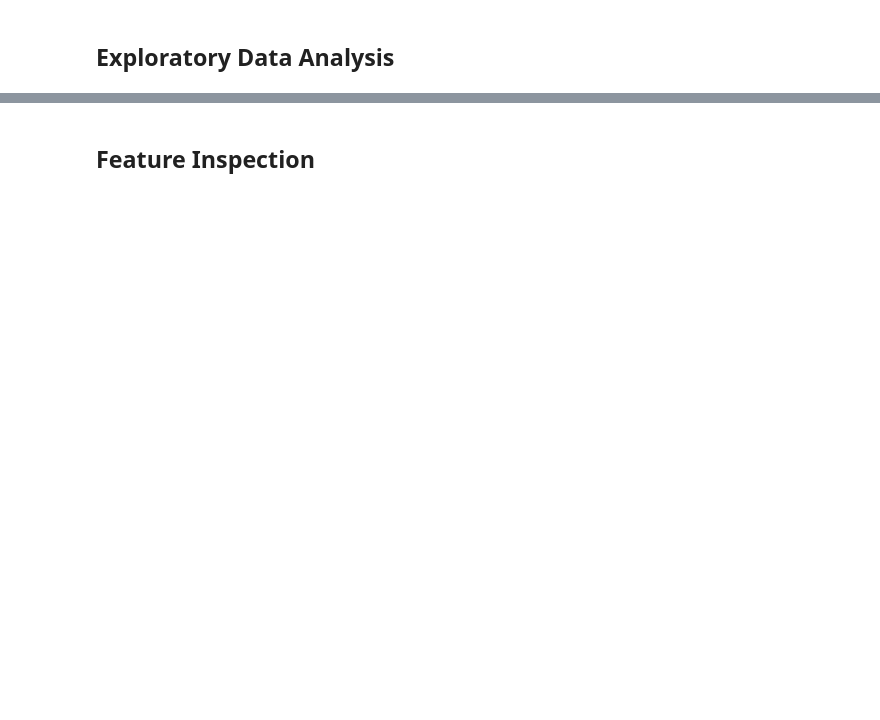
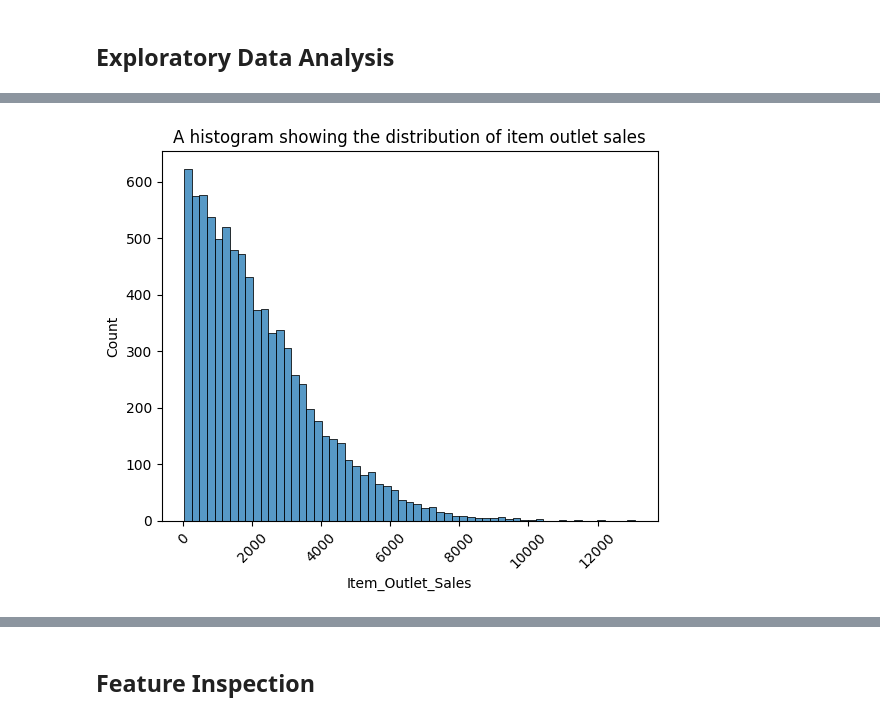
Before and after one commit to ainejerry/sales-prediction, a Jupyter notebook: sales_prediction.ipynb, the cells around one changed output, grey strips where cells are left out. Drawn from its saved outputs; the diff is of its cells as text; code cells hidden in the pictures; blank space fills up the shorter version.

```diff
--- a/sales_prediction.ipynb
+++ b/sales_prediction.ipynb
@@ -201,0 +231,8 @@ mean        2181.288914
+# %%
+#histogram for item outlet sales
+ax = sns.histplot(data=df, x="Item_Outlet_Sales")
+ax.ticklabel_format(style='plain');
+ax.tick_params(axis='x', rotation = 45);
+ax.set_title('A histogram showing the distribution of item outlet sales');
+# %% [output]
+[figure, added]
```
Also changed, not shown: parts of 10 cells of this notebook.
